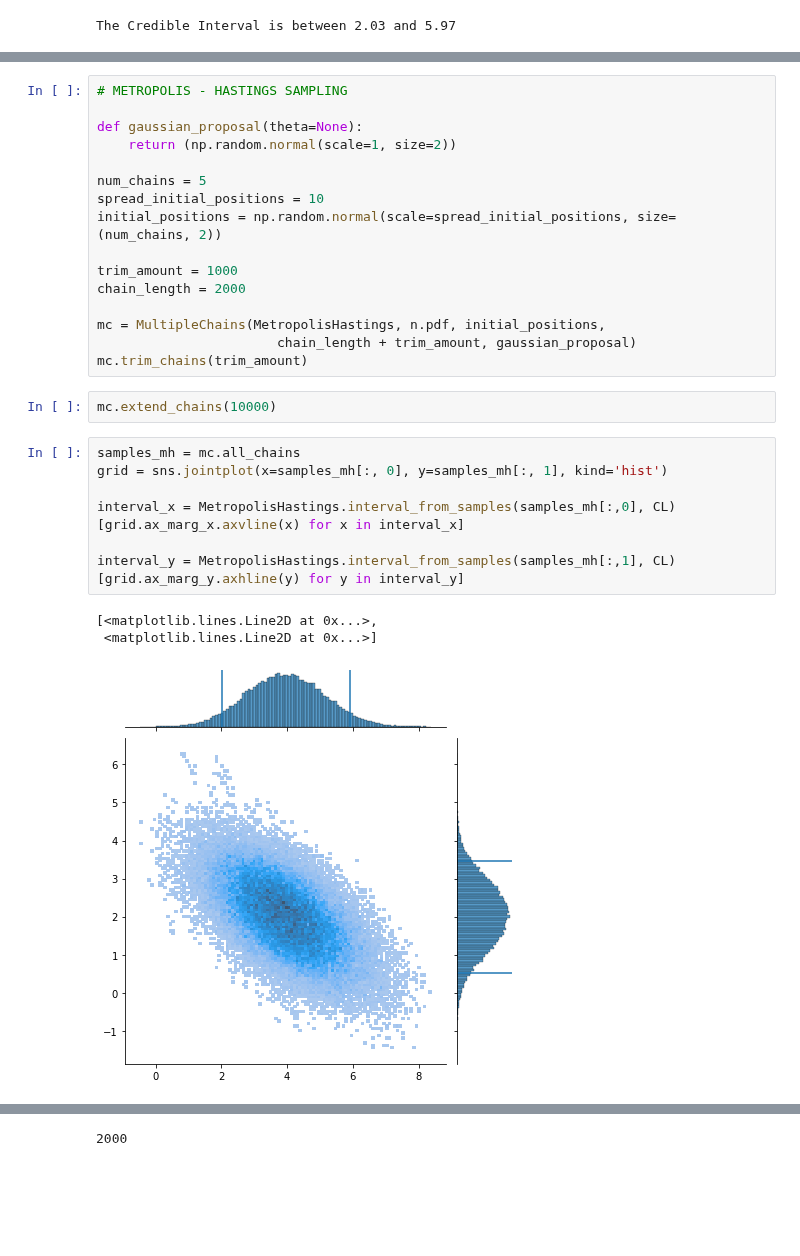
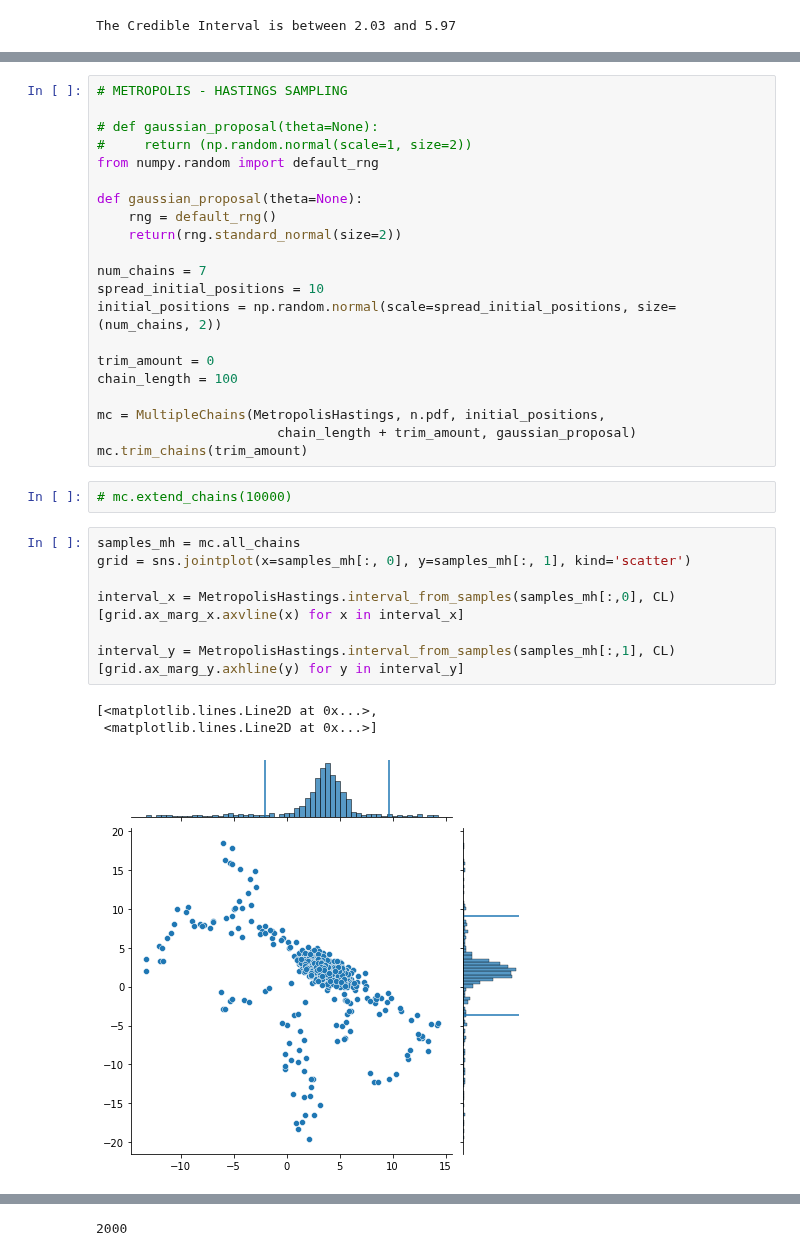
Before and after one commit to jacopok/notes, a Jupyter notebook: ap_third_semester/astrostat_homework/exercise_7.ipynb, the cells around one changed output, grey strips where cells are left out. Saved outputs shown, nothing was run; the diff lists cells and outputs as text; blank space fills up the shorter version.

```diff
--- a/ap_third_semester/astrostat_homework/exercise_7.ipynb
+++ b/ap_third_semester/astrostat_homework/exercise_7.ipynb
@@ -52,32 +52,37 @@ interval_y = MetropolisHastings.interval_from_samples(samples_ch[:,1], CL)
 # %%
 # METROPOLIS - HASTINGS SAMPLING
 
+# def gaussian_proposal(theta=None):
+#     return (np.random.normal(scale=1, size=2))
+from numpy.random import default_rng
+
 def gaussian_proposal(theta=None):
-    return (np.random.normal(scale=1, size=2))
+    rng = default_rng()
+    return(rng.standard_normal(size=2))
 
-num_chains = 5
+num_chains = 7
 spread_initial_positions = 10
 initial_positions = np.random.normal(scale=spread_initial_positions, size=(num_chains, 2))
 
-trim_amount = 1000
-chain_length = 2000
+trim_amount = 0
+chain_length = 100
 
 mc = MultipleChains(MetropolisHastings, n.pdf, initial_positions,
                        chain_length + trim_amount, gaussian_proposal)
 mc.trim_chains(trim_amount)
 # %%
-mc.extend_chains(10000)
+# mc.extend_chains(10000)
 # %%
 samples_mh = mc.all_chains
-grid = sns.jointplot(x=samples_mh[:, 0], y=samples_mh[:, 1], kind='hist')
+grid = sns.jointplot(x=samples_mh[:, 0], y=samples_mh[:, 1], kind='scatter')
 
 interval_x = MetropolisHastings.interval_from_samples(samples_mh[:,0], CL)
 [grid.ax_marg_x.axvline(x) for x in interval_x]
 
 interval_y = MetropolisHastings.interval_from_samples(samples_mh[:,1], CL)
 [grid.ax_marg_y.axhline(y) for y in interval_y]
 # %% [output]
 [<matplotlib.lines.Line2D at 0x...>,
  <matplotlib.lines.Line2D at 0x...>]
-[figure, old version]
+[figure, new version]
 # %%
```
Also changed, not shown: parts of 3 cells of this notebook, 3 other files.
